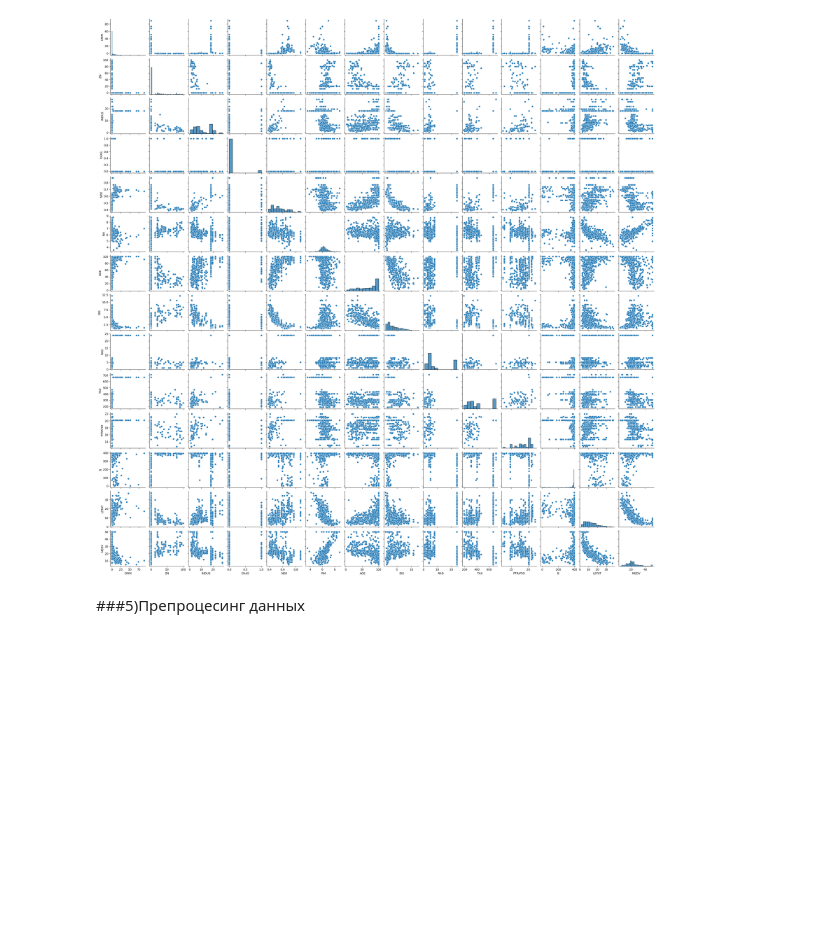
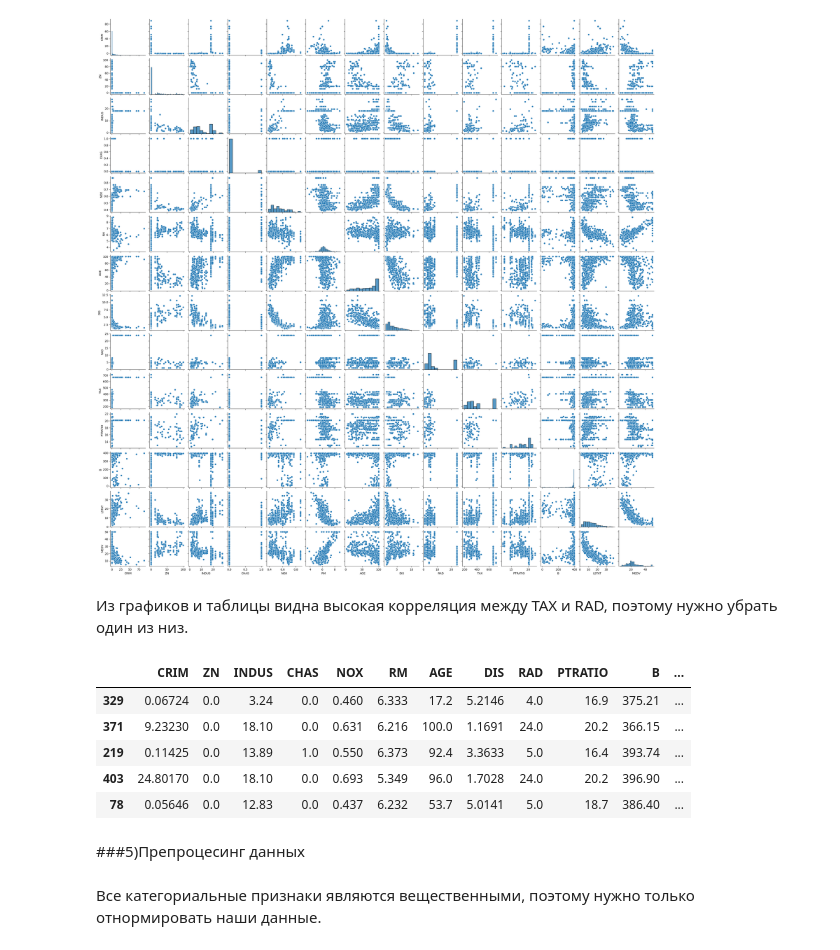
Before and after one commit to EgorBelugin/ML_Mipt, a Jupyter notebook: ml_mipt.ipynb, the cells around one changed output. Drawn from its saved outputs; the diff is of its cells as text; code cells hidden in the pictures; blank space fills up the shorter version.

```diff
--- a/ml_mipt.ipynb
+++ b/ml_mipt.ipynb
@@ -96,5 +112,19 @@ sns.pairplot(dataset, height=2)
 plt.show()
 # %% [output]
 [figure]
+# %% [markdown]
+Из графиков и таблицы видна высокая корреляция между TAX и RAD, поэтому нужно убрать один из низ.
+# %%
+X = dataset.drop(['TAX'], axis = 1)
+X.sample(5, random_state=0)
+# %% [output]
+|  | CRIM | ZN | INDUS | CHAS | NOX | RM | AGE | DIS | RAD | PTRATIO | B | ... |
+| 329 | 0.06724 | 0.0 | 3.24 | 0.0 | 0.460 | 6.333 | 17.2 | 5.2146 | 4.0 | 16.9 | 375.21 | ... |
+| 371 | 9.23230 | 0.0 | 18.10 | 0.0 | 0.631 | 6.216 | 100.0 | 1.1691 | 24.0 | 20.2 | 366.15 | ... |
+| 219 | 0.11425 | 0.0 | 13.89 | 1.0 | 0.550 | 6.373 | 92.4 | 3.3633 | 5.0 | 16.4 | 393.74 | ... |
+| 403 | 24.80170 | 0.0 | 18.10 | 0.0 | 0.693 | 5.349 | 96.0 | 1.7028 | 24.0 | 20.2 | 396.90 | ... |
+| 78 | 0.05646 | 0.0 | 12.83 | 0.0 | 0.437 | 6.232 | 53.7 | 5.0141 | 5.0 | 18.7 | 386.40 | ... |
 # %% [markdown]
 ###5)Препроцесинг данных
+# %% [markdown]
+Все категориальные признаки являются вещественными, поэтому нужно только отнормировать наши данные.
```
Also changed, not shown: parts of 6 cells of this notebook.
